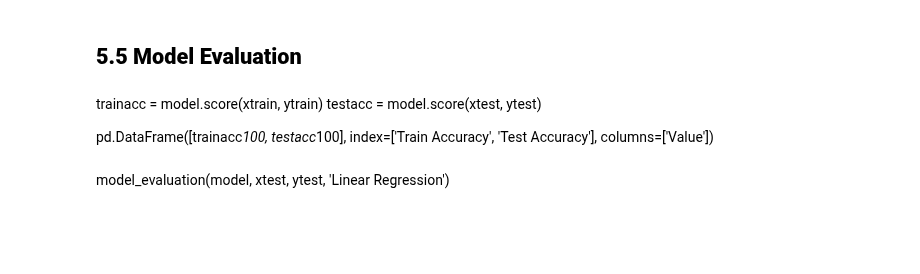
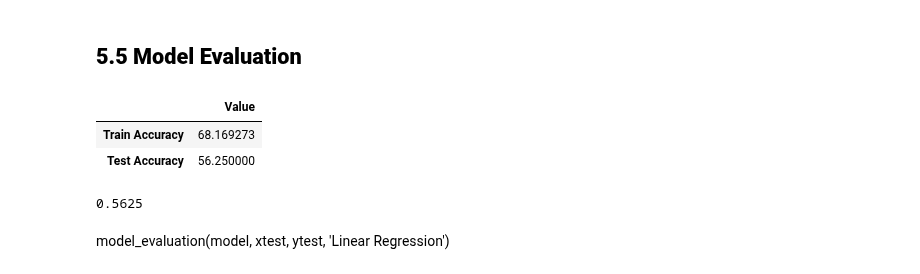
Before and after one commit to SwagAbyss/SwagML, a Jupyter notebook: Assignments/wine/wine_red/wine_red.ipynb, the cells around one changed output. Cells and saved outputs as stored; diff of their text form; code cells hidden in the pictures; blank space fills up the shorter version.

```diff
--- a/Assignments/wine/wine_red/wine_red.ipynb
+++ b/Assignments/wine/wine_red/wine_red.ipynb
@@ -324,7 +318,7 @@ __Alcohol, Volatile acidity, Sulphates are the variables that have highly correl
 # %% [markdown]
 ## __4.1 Drop unwanted Features__
 # %%
-data = data.drop(columns=['residual sugar', 'free sulfur dioxide'])
+data = data.drop(columns=['residual sugar', 'free sulfur dioxide', 'citric acid'])
 # %% [markdown]
 ## __4.2 Handle Missing Values__
 # %% [markdown]
@@ -340,8 +340,8 @@ __There is no missing data present in this dataset.__
 # %% [markdown]
 ## __5.1 Determine Features & Target Variables__
 # %%
-X = data.drop(columns='Sales')
-y = data.Sales
+X = data.drop(columns='quality')
+y = data.quality
 # %% [markdown]
 ## __5.2 Split the dataset into Traing and Test sets__
 # %%
@@ -360,6 +362,0 @@ print('ytest shape: ',ytest.shape)
-# %%
-from sklearn.preprocessing import RobustScaler
-scale = RobustScaler()
-scale.fit(xtrain)
-xtrain = scale.transform(xtrain)
-xtest = scale.transform(xtest)
@@ -368,5 +363,5 @@ xtest = scale.transform(xtest)
 # %%
-from sklearn.linear_model import LinearRegression
-model = LinearRegression()
+from sklearn.neighbors import KNeighborsClassifier
+model = KNeighborsClassifier()
 model.fit(xtrain, ytrain)
 ypred = model.predict(xtest)
@@ -379,7 +368,2 @@ pd.DataFrame(
 # %% [markdown]
 ## __5.5 Model Evaluation__
-# %% [markdown]
-trainacc = model.score(xtrain, ytrain)
-testacc = model.score(xtest, ytest)
-
-pd.DataFrame([trainacc*100, testacc*100], index=['Train Accuracy', 'Test Accuracy'], columns=['Value'])
@@ -401,3 +370,21 @@ def model_evaluation(model, xtest, ytest, model_name):
+# %%
+trainacc = model.score(xtrain, ytrain)
+testacc = model.score(xtest, ytest)
+
+pd.DataFrame([trainacc*100, testacc*100], index=['Train Accuracy', 'Test Accuracy'], columns=['Value'])
+# %% [output]
+|  | Value |
+| Train Accuracy | 68.169273 |
+| Test Accuracy | 56.250000 |
+# %%
+from sklearn import metrics
+ac = metrics.accuracy_score(ytest, ypred)
+cm = metrics.confusion_matrix(ytest, ypred)
+cr= metrics.classification_report(ytest, ypred)
+print(ac)
+print()
+# %% [output]
+0.5625
 # %% [markdown]
 model_evaluation(model, xtest, ytest, 'Linear Regression')
 # %%
```
Also changed, not shown: parts of 15 cells of this notebook.
